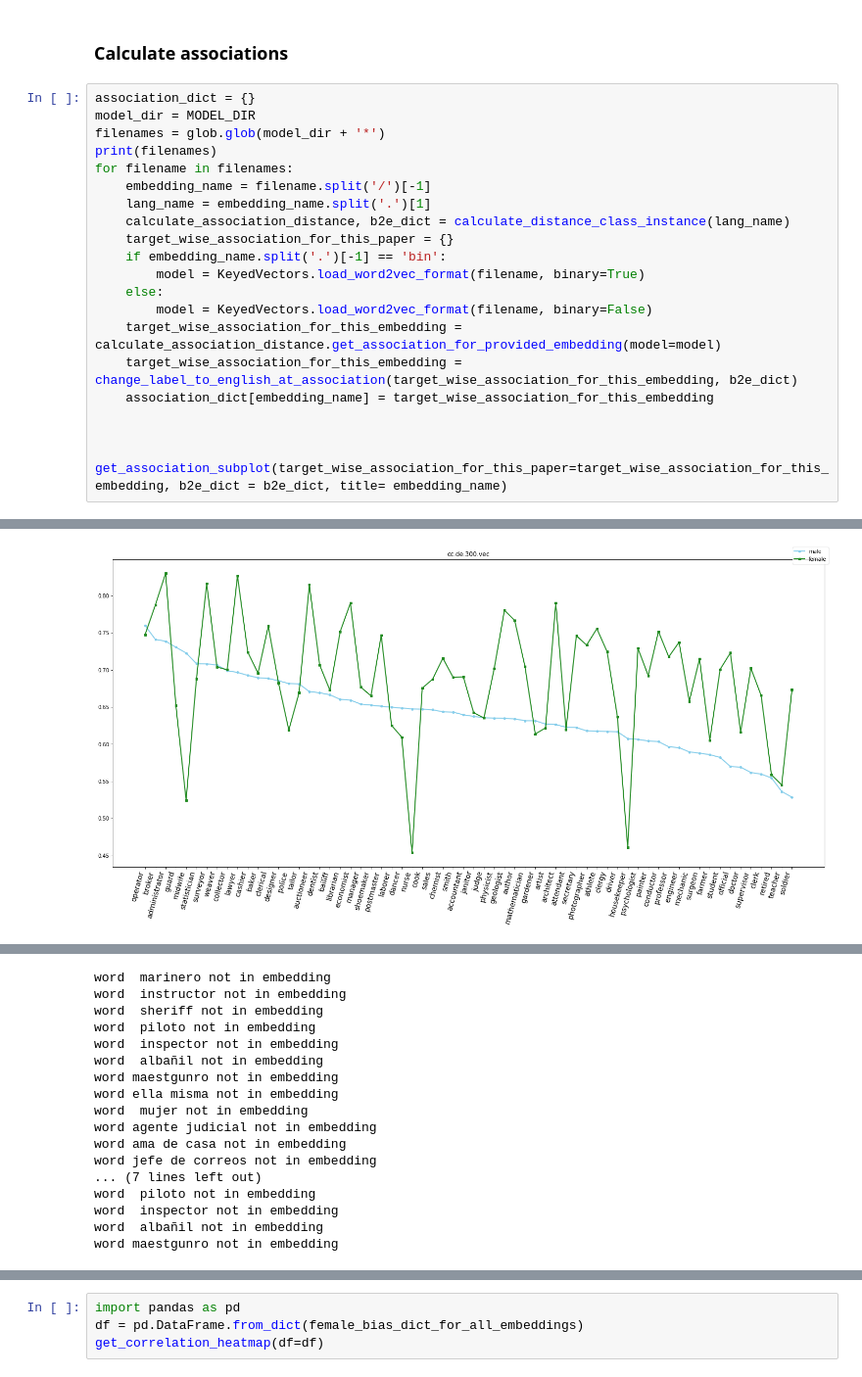
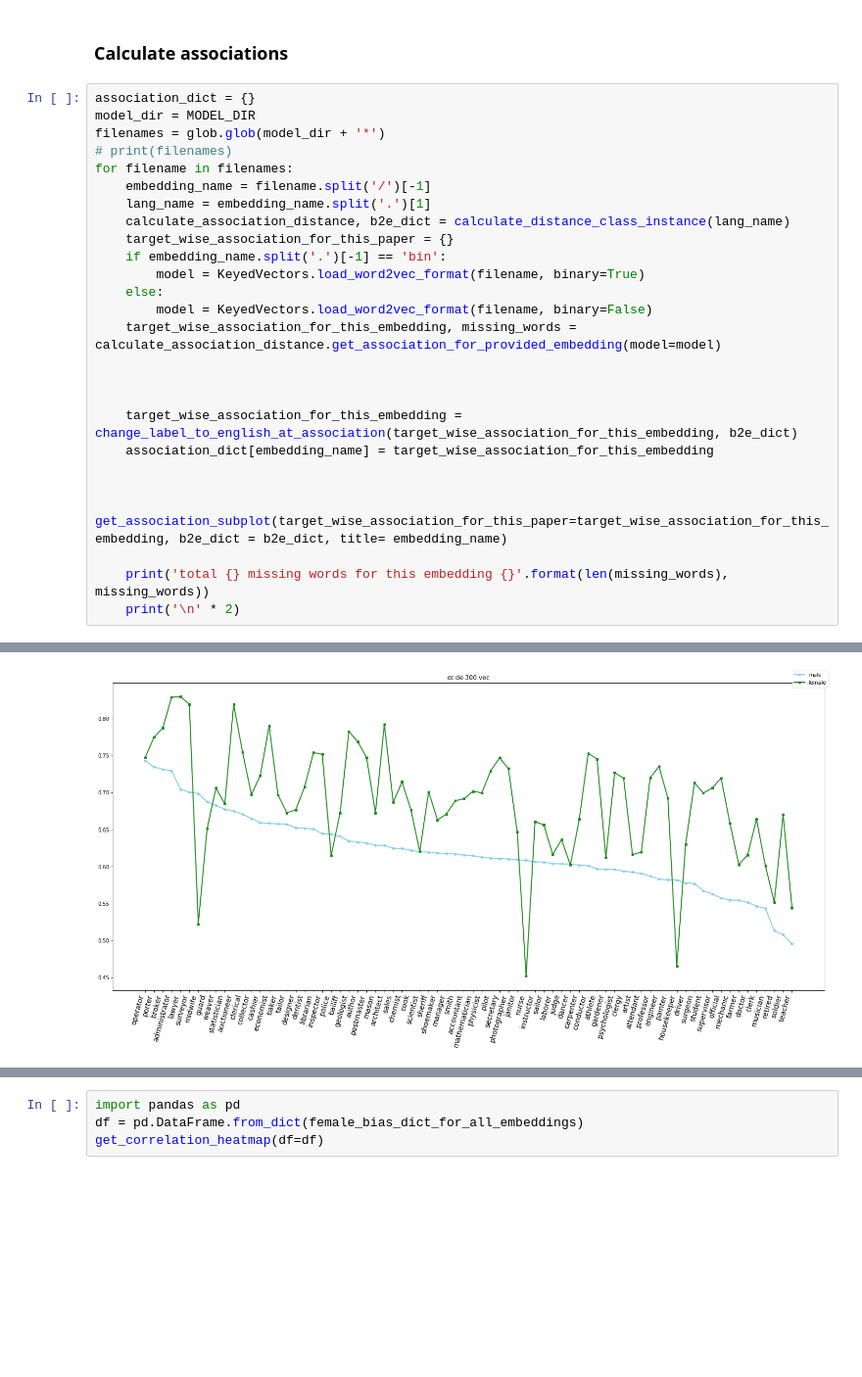
Before and after one commit to facevoid/newspaper-biasness-analysis, a Jupyter notebook: gender-bias-european-languages-stanford-list/gender-bias-top-7-european-language.ipynb, the cells around one changed output, grey strips where cells are left out. Shown at 98% size. Cells and saved outputs as stored; diff of their text form; blank space fills up the shorter version.

```diff
--- a/gender-bias-european-languages-stanford-list/gender-bias-top-7-european-language.ipynb
+++ b/gender-bias-european-languages-stanford-list/gender-bias-top-7-european-language.ipynb
@@ -54,7 +64,7 @@ def calculate_distance_class_instance(lang):
 association_dict = {}
 model_dir = MODEL_DIR
 filenames = glob.glob(model_dir + '*')
-print(filenames)
+# print(filenames)
 for filename in filenames:
     embedding_name = filename.split('/')[-1]
     lang_name = embedding_name.split('.')[1]
@@ -64,10 +74,16 @@ for filename in filenames:
         model = KeyedVectors.load_word2vec_format(filename, binary=True)
     else:
         model = KeyedVectors.load_word2vec_format(filename, binary=False)
-    target_wise_association_for_this_embedding = calculate_association_distance.get_association_for_provided_embedding(model=model)
+    target_wise_association_for_this_embedding, missing_words = calculate_association_distance.get_association_for_provided_embedding(model=model)
+
+
+
     target_wise_association_for_this_embedding = change_label_to_english_at_association(target_wise_association_for_this_embedding, b2e_dict)
     association_dict[embedding_name] = target_wise_association_for_this_embedding
 
 
     get_association_subplot(target_wise_association_for_this_paper=target_wise_association_for_this_embedding, b2e_dict = b2e_dict, title= embedding_name)
+
+    print('total {} missing words for this embedding {}'.format(len(missing_words), missing_words))
+    print('\n' * 2)
 # %% [output]
@@ -83,0 +101 @@ word  Brüder not in embedding
+[figure, new version]
@@ -135 +148,0 @@ KeyError: "word ' Frauen' not in vocabulary"
-[figure, old version]
@@ -186,17 +182,0 @@ KeyError: "word ' tío' not in vocabulary"
-word  marinero not in embedding
-word  instructor not in embedding
-word  sheriff not in embedding
-word  piloto not in embedding
-word  inspector not in embedding
-word  albañil not in embedding
-word maestgunro not in embedding
-word ella misma not in embedding
-word  mujer not in embedding
-word agente judicial not in embedding
-word ama de casa not in embedding
-word jefe de correos not in embedding
-... (7 lines left out)
-word  piloto not in embedding
-word  inspector not in embedding
-word  albañil not in embedding
-word maestgunro not in embedding
```
Also changed, not shown: parts of 5 cells of this notebook.
